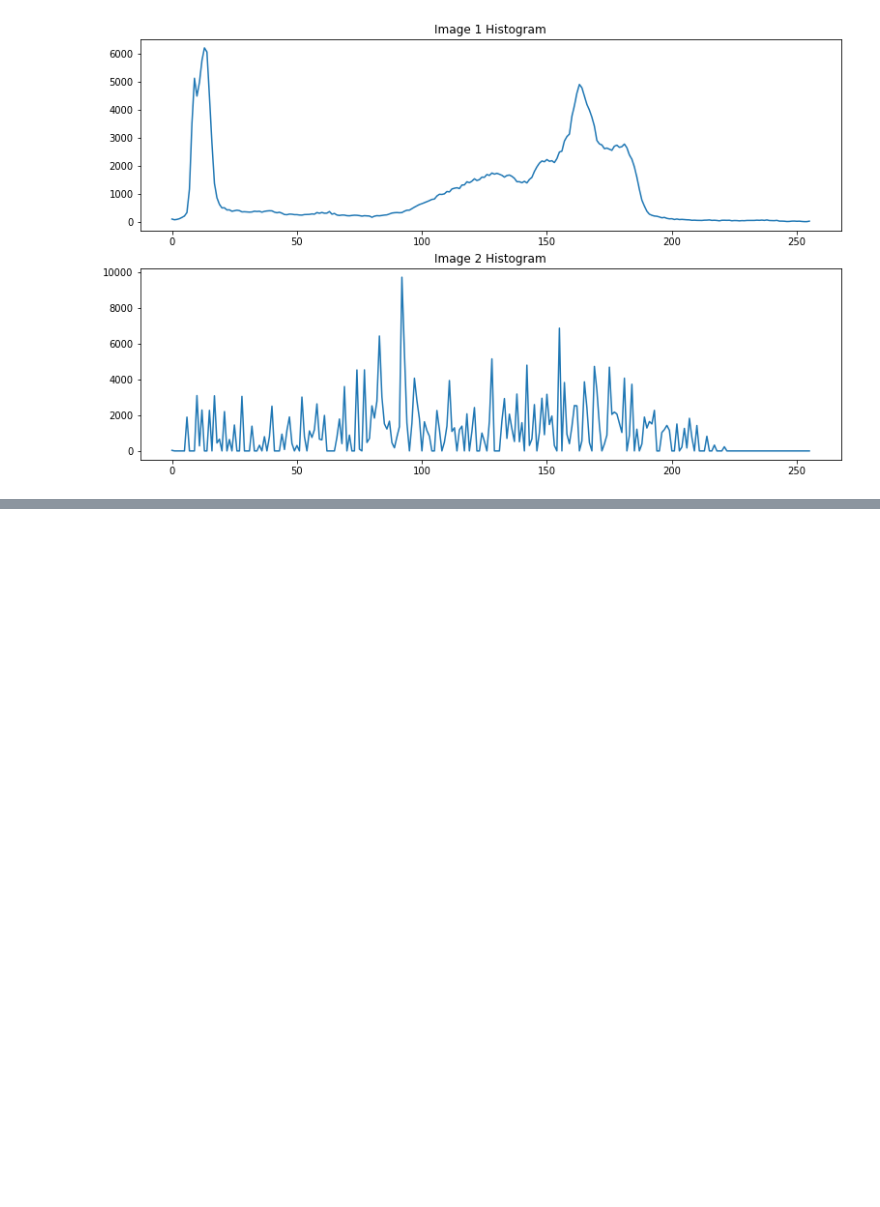
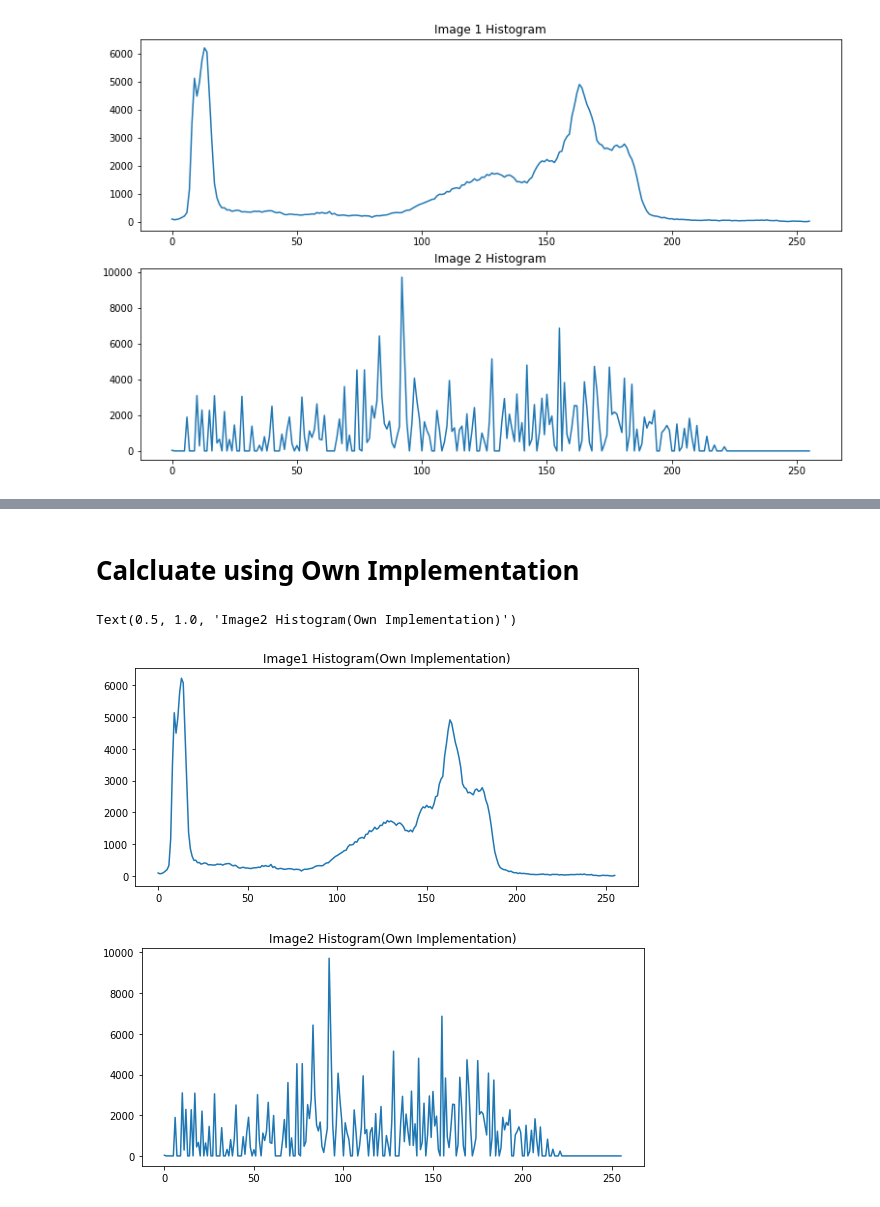
Before and after one commit to Acejoy/Image-Processing, a Jupyter notebook: Histogram_Contrast_Strectching.ipynb, the cells around one changed output, grey strips where cells are left out. Saved outputs shown, nothing was run; the diff lists cells and outputs as text; code cells hidden in the pictures; blank space fills up the shorter version.

Commit message:
Own Implementation of Histogram

```diff
--- a/Histogram_Contrast_Strectching.ipynb
+++ b/Histogram_Contrast_Strectching.ipynb
@@ -54,0 +53,28 @@ Text(0.5, 1.0, 'Image 2 Histogram')
+# %% [markdown]
+# Calcluate using Own Implementation
+# %%
+#hist3 for image1
+#hist4 for greyed image2
+
+hist3 = np.zeros((256,1))
+hist4 = np.zeros((256,1))
+
+#iterating over image1
+for intensityVal in image1.ravel():
+    hist3[intensityVal,0] += 1
+
+#iterating over image1
+for intensityVal in grayImage2.ravel():
+    hist4[intensityVal,0] += 1
+# %%
+plt.figure(figsize = (9,4))
+plt.plot(hist3)
+plt.title('Image1 Histogram(Own Implementation)')
+
+plt.figure(figsize = (9,4))
+plt.plot(hist4)
+plt.title('Image2 Histogram(Own Implementation)')
+# %% [output]
+Text(0.5, 1.0, 'Image2 Histogram(Own Implementation)')
+[figure, added]
+[figure, added]
```
Also changed, not shown: parts of 5 cells of this notebook.
